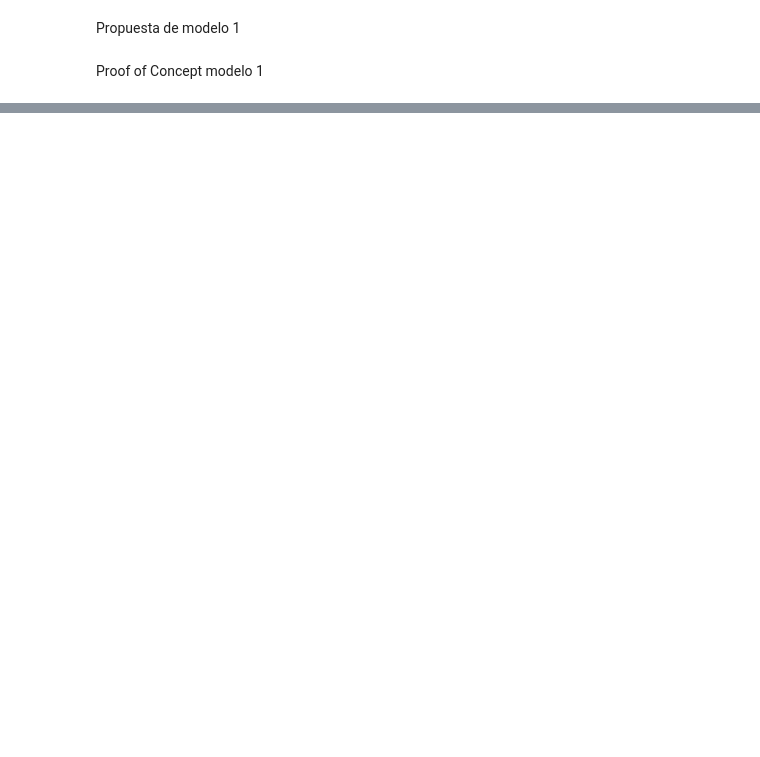
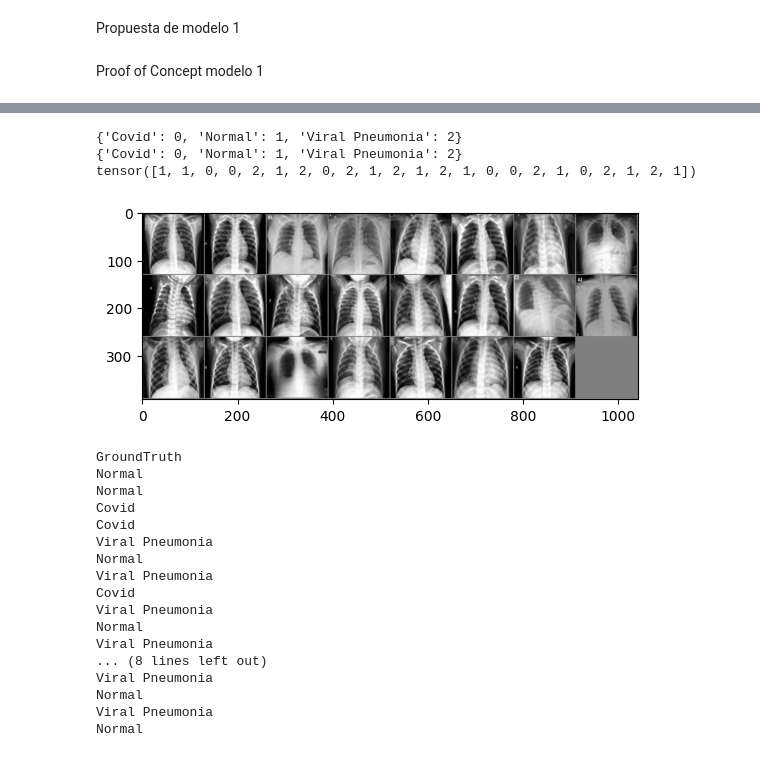
Before and after one commit to RichLeonC/IA-RedesConvolucionales, a Jupyter notebook: ModeloB.ipynb, the cells around one changed output, grey strips where cells are left out. Drawn from its saved outputs; the diff is of its cells as text; code cells hidden in the pictures; blank space fills up the shorter version.

```diff
--- a/ModeloB.ipynb
+++ b/ModeloB.ipynb
@@ -206,0 +210,47 @@ Epoch 30/30, Train Loss: 0.1355, Train Accuracy: 94.25%, Val Loss: 0.3343, Val A
+# %%
+classes = ('Covid', 'Normal','Viral Pneumonia')
+
+#Para ver com se asignan las etiquetas a cada clase en el set de training
+print(train_dataset.class_to_idx)
+#Lo mismo pero para el set de testing
+print(test_dataset.class_to_idx)
+
+dataiter = iter(test_loader)
+images, labels = next(dataiter)
+
+print(labels)
+
+def imshow(img):
+    # Desnormalizar: (img * std) + mean
+    img = img * 0.5 + 0.5  # Desnormalizar usando mean=0.5 y std=0.5
+    npimg = img.numpy()
+    plt.imshow(np.transpose(npimg, (1, 2, 0)), cmap='gray')  # Añadir cmap si es necesario
+    plt.show()
+
+imshow(torchvision.utils.make_grid(images))
+
+print('GroundTruth')
+for j in range(23):
+    print(f'{classes[labels[j]]:5s}')
+# %% [output]
+{'Covid': 0, 'Normal': 1, 'Viral Pneumonia': 2}
+{'Covid': 0, 'Normal': 1, 'Viral Pneumonia': 2}
+tensor([1, 1, 0, 0, 2, 1, 2, 0, 2, 1, 2, 1, 2, 1, 0, 0, 2, 1, 0, 2, 1, 2, 1])
+[figure, added]
+GroundTruth
+Normal
+Normal
+Covid
+Covid
+Viral Pneumonia
+Normal
+Viral Pneumonia
+Covid
+Viral Pneumonia
+Normal
+Viral Pneumonia
+... (8 lines left out)
+Viral Pneumonia
+Normal
+Viral Pneumonia
+Normal
```
Also changed, not shown: parts of 6 cells of this notebook.
